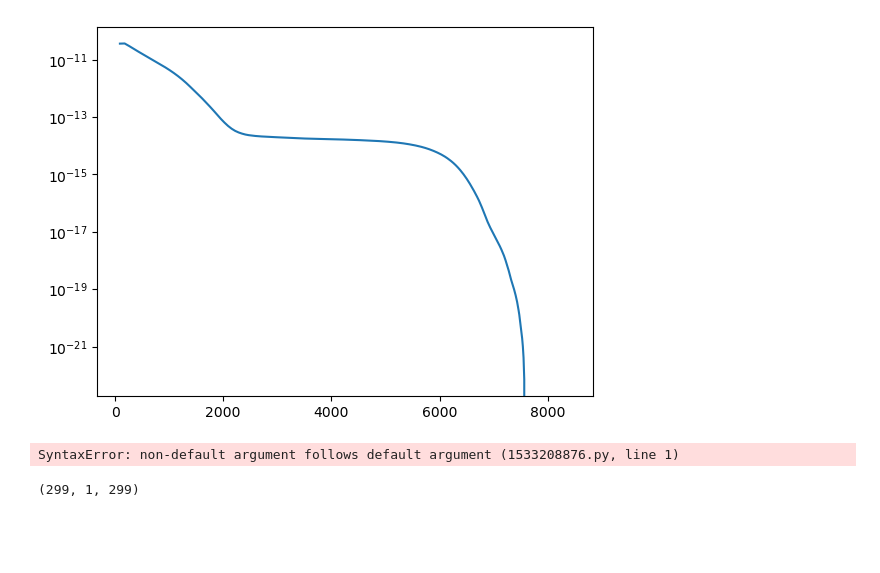
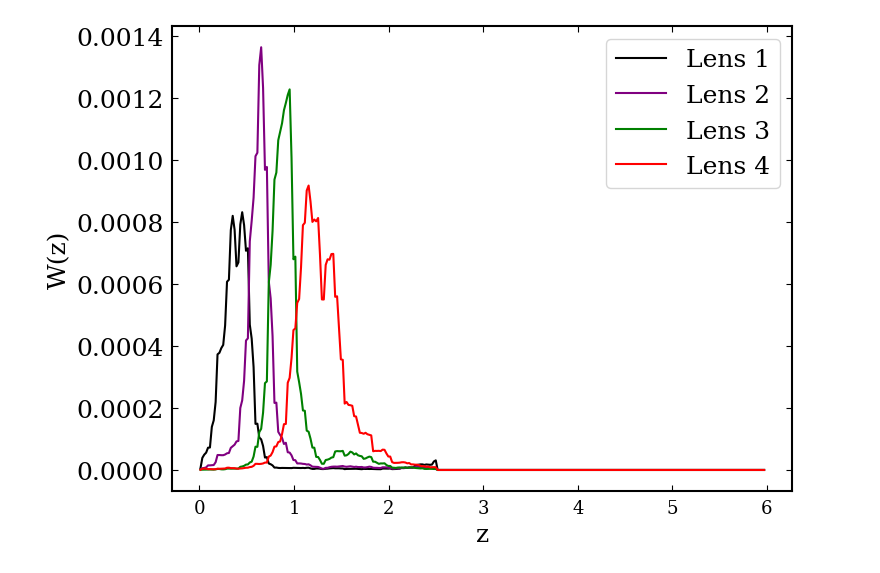
Before and after one commit to davsan06/HSC-PDR1-3x2pt-harmonic-methods, a Jupyter notebook: analysis/NB Lensing and Clustering Kernels.ipynb, the cells around one changed output. Cells and saved outputs as stored; diff of their text form; code cells hidden in the pictures; blank space fills up the shorter version.

```diff
--- a/analysis/NB Lensing and Clustering Kernels.ipynb
+++ b/analysis/NB Lensing and Clustering Kernels.ipynb
@@ -166,35 +51,0 @@ a = 1.0 / (1.0 + z)
-# %%
-plt.plot(chi, dCelldChi[0,:])
-plt.yscale('log')
-# %% [output]
-[figure, removed]
-# %%
-def dCell_dChi(tracer1='source', tracer2='source', bin1=0, bin2=0, ell):
-    # Tracer 1
-    z_1 = s.tracers[f'{tracer1}_{bin}'].z
-    nz_1 = s.tracers[f'{tracer1}_{bin}'].nz
-
-    chi_1, W_1 = ccl.tracers.get_lensing_kernel(cosmo = cosmo, dndz = (z_1, nz_1), mag_bias = None, n_chi = len(z_1))
-
-    # Tracer 2
-    z_2 = s.tracers[f'{tracer2}_{bin}'].z
-    nz_2 = s.tracers[f'{tracer2}_{bin}'].nz
-
-    chi_2, W_2 = ccl.tracers.get_lensing_kernel(cosmo = cosmo, dndz = (z_2, nz_2), mag_bias = None, n_chi = len(z_2))
-
-    # limber
-    k = (ell + 0.5) / chi_1
-    a = 1.0 / (1.0 + z_1)
-
-    # Compute the power spectrum
-    # outputs a matrix, rows are redshift, columns are k
-    pk = ccl.nonlin_matter_power(cosmo = cosmo, k = k, a = a)
-
-    # Compute the index associated to a given ell
-    idx = np.where(ell == ell)
-
-    dCelldChi = W_1 * W_2 / chi_1 ** 2 * pk[:,idx]
-
-    return dCelldChi
-# %% [output]
-SyntaxError: non-default argument follows default argument (1533208876.py, line 1)
@@ -235,4 +52,17 @@ dCelldChi = W_1 * W_2 / chi_1 ** 2 * pk[:,idx]
-# %%
-dCelldChi.shape
-# %% [output]
-(299, 1, 299)
+# %%
+for i in range(4):
+    # Extract the redshift distribution for a given tracer
+    z = s.tracers[f'lens_{i}'].z
+    nz = s.tracers[f'lens_{i}'].nz
+    # Clustering kernel
+    gc_kernel=ccl.get_density_kernel(cosmo, dndz=(z,nz))
+    area = np.trapz(gc_kernel[1], gc_kernel[0])
+    # Normalize the area of the kernel to 1
+    plt.plot(z,gc_kernel[1]/area, color=colors[i], label=f'Lens {i+1}')
+plt.xlabel('z')
+plt.ylabel('W(z)')
+plt.legend()
+plt.show()
+plt.close()
+# %% [output]
+[figure, added]
```
Also changed, not shown: parts of 10 cells of this notebook.
